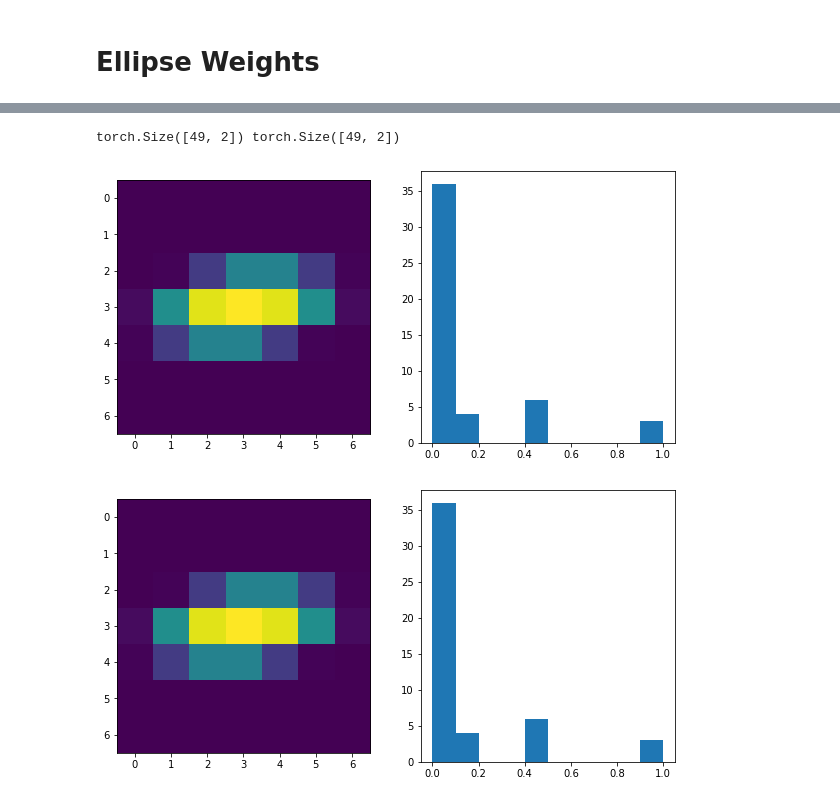
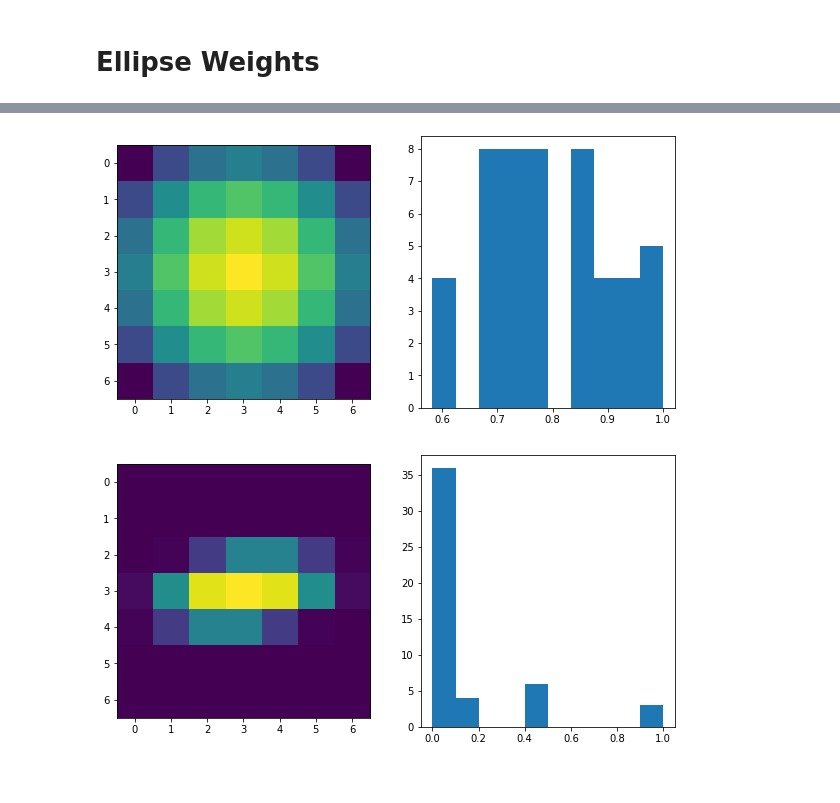
Before and after one commit to TheodoreAouad/3d_segm, a Jupyter notebook: Notebooks/Sandbox.ipynb, the cells around one changed output, grey strips where cells are left out. Cells and saved outputs as stored; diff of their text form; code cells hidden in the pictures.

```diff
--- a/Notebooks/Sandbox.ipynb
+++ b/Notebooks/Sandbox.ipynb
@@ -67,4 +67,8 @@ plt.plot(x, y2)
 # %% [markdown]
 # Ellipse Weights
 # %%
-nn.Conv2d(in_channels=3, out_channels=4, kernel_size=5).weight.shape
+def var_w(n, sigma):
+    return (
+        4 / (n**2) * np.exp(- 2 * np.arange(n // 2) / sigma).sum()** 2 -
+        (16 / n ** 4) * np.exp(- np.arange(n // 2) / sigma).sum()** 4
+    )
@@ -76,0 +78,14 @@ AttributeError: 'Module' object has no attribute 'dim'
+# %%
+xs = np.linspace(1, 100, 100)
+ys = []
+
+n = 5
+
+for x in xs:
+    ys.append(var_w(n=n, sigma=x))
+
+
+plt.axhline(4/(n**2) * (n // 2)**2 - (16 / (n**4)) * (n // 2)**4, c='r')
+plt.plot(xs, ys)
+
+plt.grid('on')
@@ -77,33 +114,36 @@ AttributeError: 'Module' object has no attribute 'dim'
 # %%
 def ellipse_level_torch(x: torch.Tensor, mu: torch.Tensor, sigma_inv: torch.Tensor, a):
     A1 = (x - mu).T @ sigma_inv
     A2 = (x - mu).T
     res = torch.bmm(A1[:, None, :], A2[..., None])
     return torch.exp(-res ** a)
 
-N = 7
-a = 2
+N, M = 7, 7
+a = 1
 A = torch.tensor([
-    [0.007, 0.003],
-    [0.004, 0.03]
+    [0.001, 0.00],
+    [0.00, 0.001]
 ]).float() * 30
-mu = torch.tensor([N // 2, N // 2])[..., None].float()
+mu = torch.tensor([N // 2, M // 2])[..., None].float()
 
 el1 = partial(ellipse_level_torch, mu=mu, sigma_inv=A, a=a)
 
-XX, YY = torch.tensor(np.meshgrid(np.arange(N), np.arange(N)))
-coords = torch.tensor(np.vstack([XX.flatten(), YY.flatten()]))
+# XX, YY = torch.tensor(np.meshgrid(np.arange(N), np.arange(N)))
+# coords = torch.tensor(np.vstack([XX.flatten(), YY.flatten()]))
 
-W = el1(coords).reshape(N, N)
+XX, YY = torch.meshgrid(torch.arange(N), torch.arange(M))
+coords = torch.vstack([XX.flatten(), YY.flatten()])
+
+
+W = el1(coords).reshape(N, M)
 
 plt.figure(figsize=(10, 5))
 plt.subplot(121)
 plt.imshow(W);
 plt.subplot(122)
 plt.hist(W.flatten().numpy());
 # %% [output]
-torch.Size([49, 2]) torch.Size([49, 2])
-[figure, old version]
+[figure, new version]
 # %%
 def ellipse_level(x: np.ndarray, mu: np.ndarray, sigma_inv: np.ndarray, a):
     return np.diag(np.exp(-((x - mu).T @ sigma_inv @ (x - mu)) ** a))
```
Also changed, not shown: parts of 6 cells of this notebook, 4 other files.
